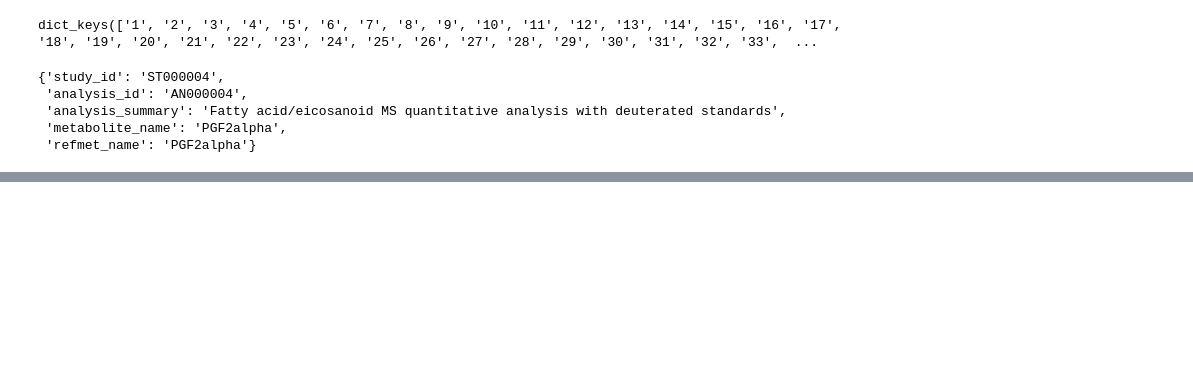
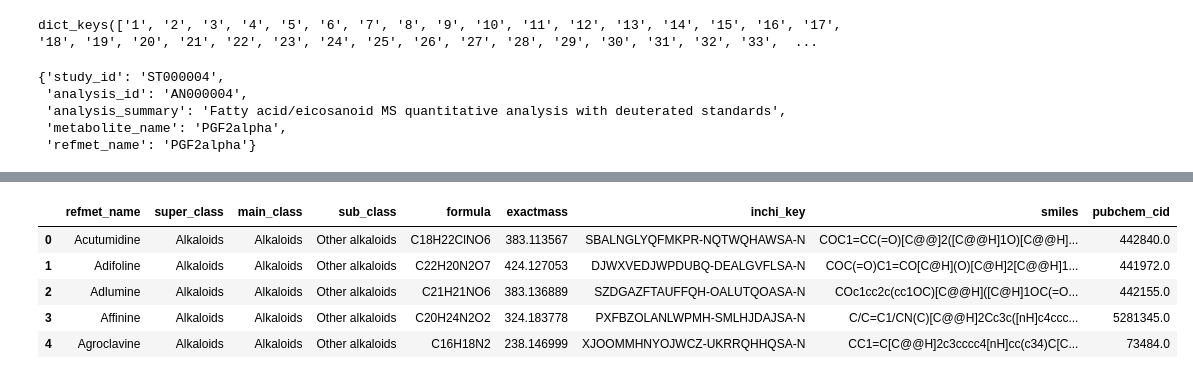
Before and after one commit to kozo2/mb-2023_poster, a Jupyter notebook: create_ST_metabolites_all.ipynb, the cells around one changed output, grey strips where cells are left out. Cells and saved outputs as stored; diff of their text form; code cells hidden in the pictures; blank space fills up the shorter version.

```diff
--- a/create_ST_metabolites_all.ipynb
+++ b/create_ST_metabolites_all.ipynb
@@ -111,0 +126,9 @@ with open('ST_metabolites_all.tsv', 'w') as f:
+# %%
+refmet.head()
+# %% [output]
+|  | refmet_name | super_class | main_class | sub_class | formula | exactmass | inchi_key | smiles | pubchem_cid |
+| 0 | Acutumidine | Alkaloids | Alkaloids | Other alkaloids | C18H22ClNO6 | 383.113567 | SBALNGLYQFMKPR-NQTWQHAWSA-N | COC1=CC(=O)[C@@]2([C@@H]1O)[C@@H]... | 442840.0 |
+| 1 | Adifoline | Alkaloids | Alkaloids | Other alkaloids | C22H20N2O7 | 424.127053 | DJWXVEDJWPDUBQ-DEALGVFLSA-N | COC(=O)C1=CO[C@H](O)[C@H]2[C@@H]1... | 441972.0 |
+| 2 | Adlumine | Alkaloids | Alkaloids | Other alkaloids | C21H21NO6 | 383.136889 | SZDGAZFTAUFFQH-OALUTQOASA-N | COc1cc2c(cc1OC)[C@@H]([C@H]1OC(=O... | 442155.0 |
+| 3 | Affinine | Alkaloids | Alkaloids | Other alkaloids | C20H24N2O2 | 324.183778 | PXFBZOLANLWPMH-SMLHJDAJSA-N | C/C=C1/CN(C)[C@@H]2Cc3c([nH]c4ccc... | 5281345.0 |
+| 4 | Agroclavine | Alkaloids | Alkaloids | Other alkaloids | C16H18N2 | 238.146999 | XJOOMMHNYOJWCZ-UKRRQHHQSA-N | CC1=C[C@@H]2c3cccc4[nH]cc(c34)C[C... | 73484.0 |
```
Also changed, not shown: parts of 20 cells of this notebook, 1 other file.
